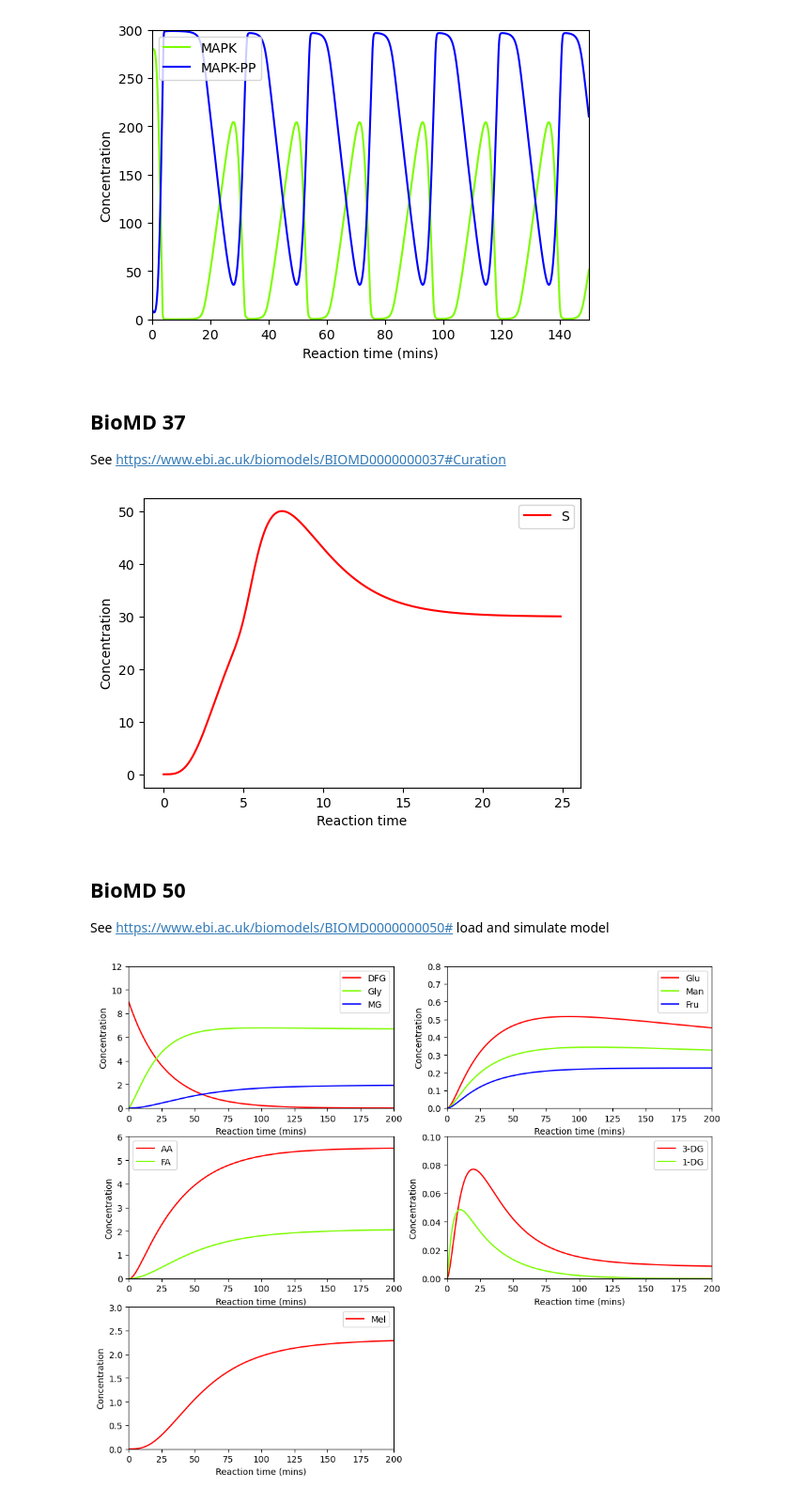
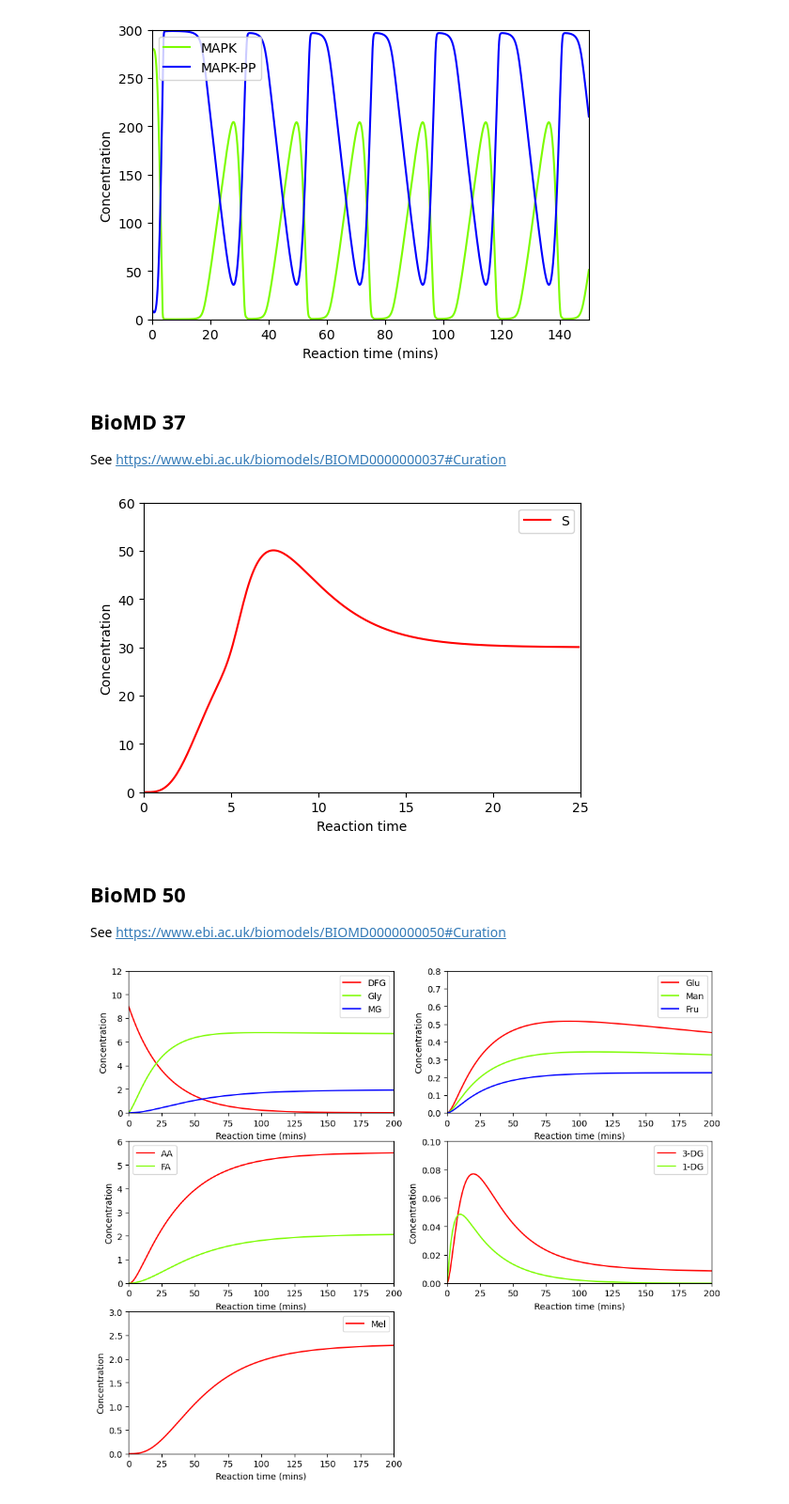
Before and after one commit to flowersteam/sbmltoodejax, a Jupyter notebook: docs/source/tutorials/biomodels_curation.ipynb, the cells around one changed output. Shown at 94% size. Saved outputs shown, nothing was run; the diff lists cells and outputs as text; code cells hidden in the pictures.

```diff
--- a/docs/source/tutorials/biomodels_curation.ipynb
+++ b/docs/source/tutorials/biomodels_curation.ipynb
@@ -37,28 +37,30 @@ plt.show()
 # %% [markdown]
 ## BioMD 37
 
-See https://www.ebi.ac.uk/biomodels/BIOMD0000000037#Curation
+See [https://www.ebi.ac.uk/biomodels/BIOMD0000000037#Curation](https://www.ebi.ac.uk/biomodels/BIOMD0000000037#Curation)
 # %%
 # load and simulate model
 model, _, _, _ = load_biomodel(37)
 n_secs = 25
 n_steps = int(n_secs / model.deltaT)
 ys, ws, ts = model(n_steps)
 
 # plot time course simulation as in original paper
 y_indexes = model.modelstepfunc.y_indexes
 plt.figure(figsize=(6, 4))
 plt.plot(ts, ys[y_indexes["S"]], color="red", label="S")
 plt.xlabel("Reaction time")
 plt.ylabel("Concentration")
+plt.xlim([0, 25])
+plt.ylim([0, 60])
 plt.legend()
 plt.show()
 # %% [output]
-[figure, old version]
+[figure, new version]
 # %% [markdown]
 ## BioMD 50
 
-See https://www.ebi.ac.uk/biomodels/BIOMD0000000050# load and simulate model
+See [https://www.ebi.ac.uk/biomodels/BIOMD0000000050#Curation](https://www.ebi.ac.uk/biomodels/BIOMD0000000050#Curation)
 # %%
 # load and simulate model
 model, _, _, _ = load_biomodel(50)
```
Also changed, not shown: parts of 15 cells of this notebook, 1 other file.
